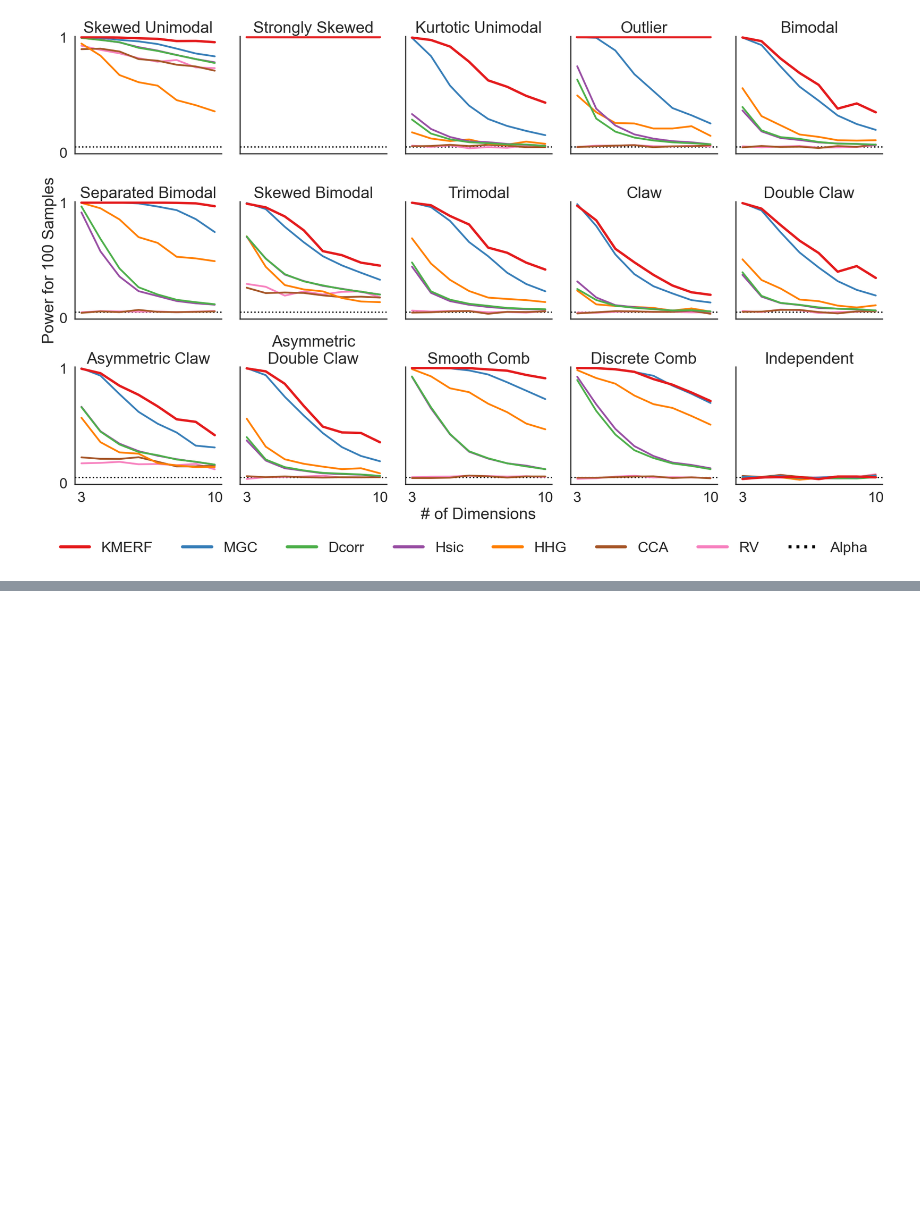
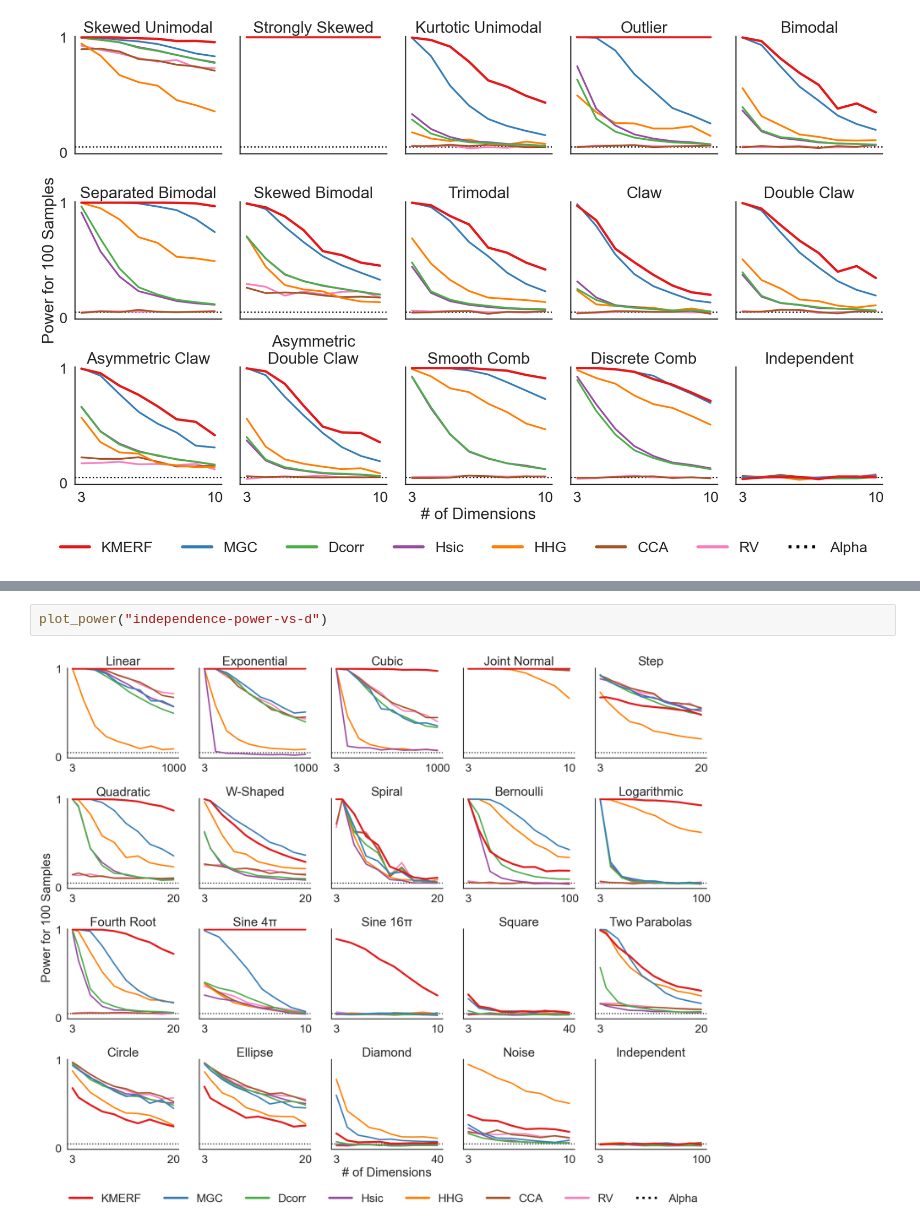
Before and after one commit to neurodata/kmerf, a Jupyter notebook: plt-figures.ipynb, the cells around one changed output, grey strips where cells are left out. Drawn from its saved outputs; the diff is of its cells as text; blank space fills up the shorter version.

```diff
--- a/plt-figures.ipynb
+++ b/plt-figures.ipynb
@@ -137,0 +159,4 @@ plot_power("two-sample-power-vs-n")
+# %%
+plot_power("independence-power-vs-d")
+# %% [output]
+[figure, added]
```
Also changed, not shown: parts of 4 cells of this notebook, 5 other files.
